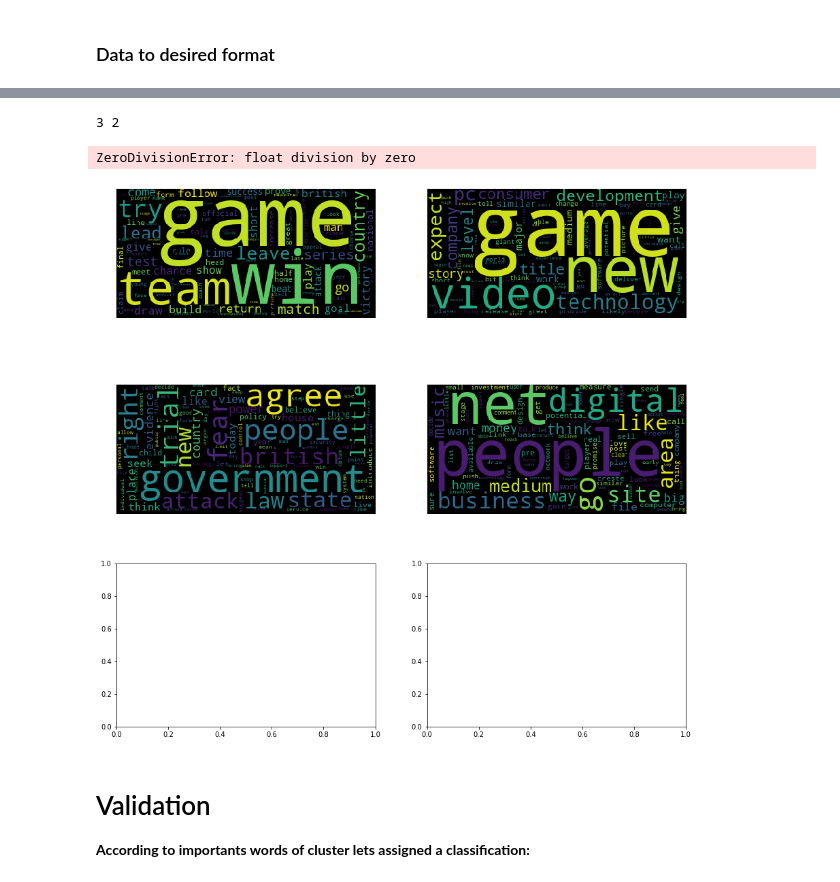
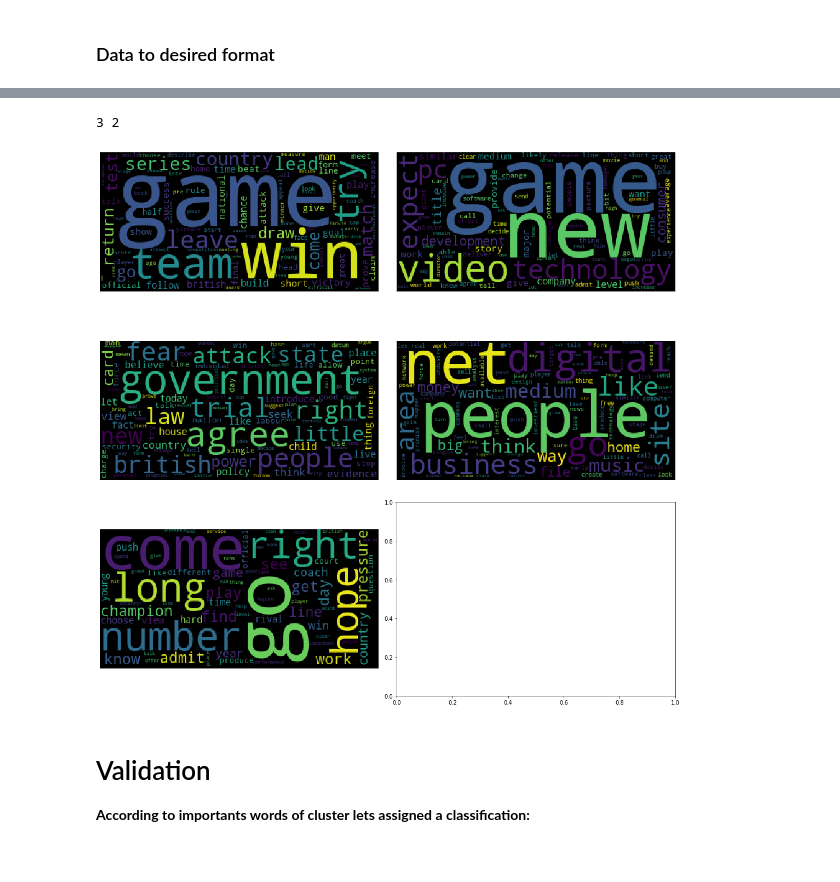
Before and after one commit to PabloRR100/NLP, a Jupyter notebook: Side_projects/Document_Clustering/Notebooks__Local/K-Medoids.ipynb, the cells around one changed output, grey strips where cells are left out. Drawn from its saved outputs; the diff is of its cells as text; code cells hidden in the pictures.

Commit message:
found potential error! Centroids arises division by zero in wordcloud using frequencies

```diff
--- a/Side_projects/Document_Clustering/Notebooks__Local/K-Medoids.ipynb
+++ b/Side_projects/Document_Clustering/Notebooks__Local/K-Medoids.ipynb
@@ -334,0 +318,3 @@ scores.head(15)
+# %%
+scores_ = scores[scores['score'] > 0]
+scores_.head(15)
@@ -335,9 +338,8 @@ scores.head(15)
 # %%
-plot_centroids_as_wordclouds(scores, n_cols=2)
+plot_centroids_as_wordclouds(scores_, n_cols=2)
 # %% [output]
 3 2
-ZeroDivisionError: float division by zero
-[figure, old version]
+[figure, new version]
 # %% [markdown]
 # Validation
 
```
Also changed, not shown: parts of 3 cells of this notebook, 1 other file.
